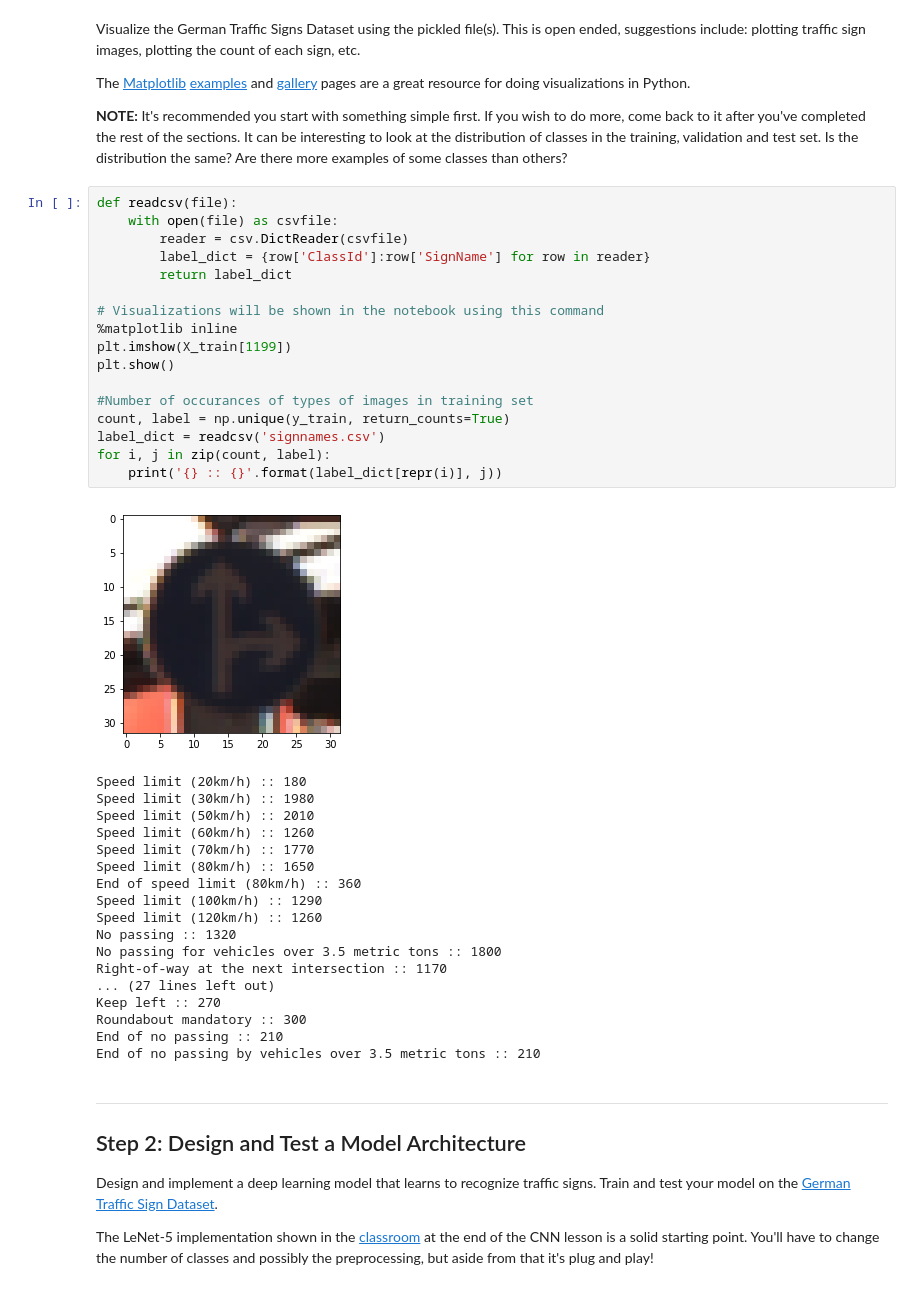
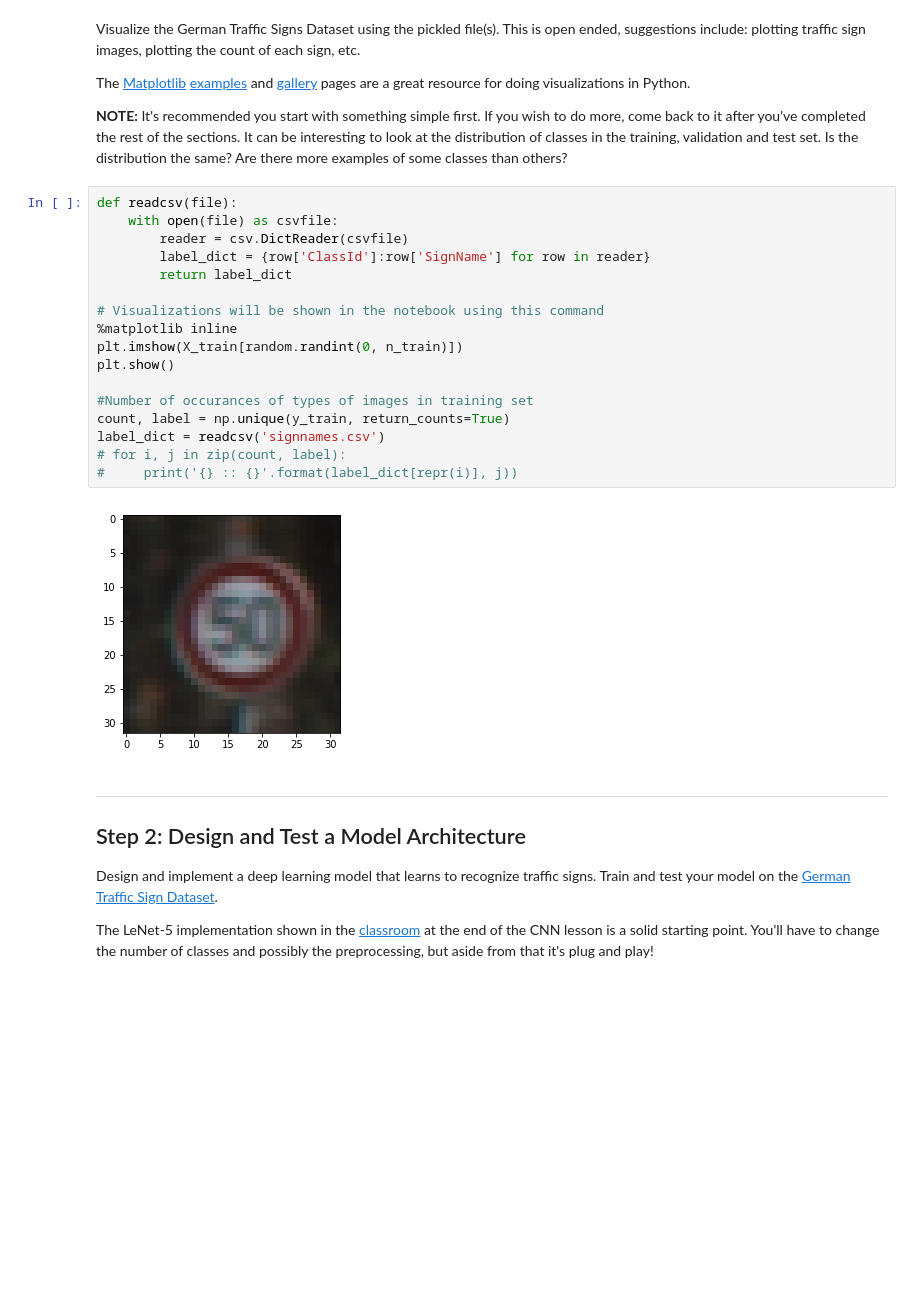
Before and after one commit to mymachinelearnings/CarND-Traffic-Sign-Classifier-Project, a Jupyter notebook: Traffic_Sign_Classifier.ipynb, the cells around one changed output. Cells and saved outputs as stored; diff of their text form; blank space fills up the shorter version.

Commit message:
code complete, training pending

```diff
--- a/Traffic_Sign_Classifier.ipynb
+++ b/Traffic_Sign_Classifier.ipynb
@@ -91,39 +92,22 @@ The [Matplotlib](http://matplotlib.org/) [examples](http://matplotlib.org/exampl
 # %%
 def readcsv(file):
     with open(file) as csvfile:
         reader = csv.DictReader(csvfile)
         label_dict = {row['ClassId']:row['SignName'] for row in reader}
         return label_dict
 
 # Visualizations will be shown in the notebook using this command
 %matplotlib inline
-plt.imshow(X_train[1199])
+plt.imshow(X_train[random.randint(0, n_train)])
 plt.show()
 
 #Number of occurances of types of images in training set
 count, label = np.unique(y_train, return_counts=True)
 label_dict = readcsv('signnames.csv')
-for i, j in zip(count, label):
-    print('{} :: {}'.format(label_dict[repr(i)], j))
+# for i, j in zip(count, label):
+#     print('{} :: {}'.format(label_dict[repr(i)], j))
 # %% [output]
-[figure, old version]
+[figure, new version]
-Speed limit (20km/h) :: 180
-Speed limit (30km/h) :: 1980
-Speed limit (50km/h) :: 2010
-Speed limit (60km/h) :: 1260
-Speed limit (70km/h) :: 1770
-Speed limit (80km/h) :: 1650
-End of speed limit (80km/h) :: 360
-Speed limit (100km/h) :: 1290
-Speed limit (120km/h) :: 1260
-No passing :: 1320
-No passing for vehicles over 3.5 metric tons :: 1800
-Right-of-way at the next intersection :: 1170
-... (27 lines left out)
-Keep left :: 270
-Roundabout mandatory :: 300
-End of no passing :: 210
-End of no passing by vehicles over 3.5 metric tons :: 210
 # %% [markdown]
 ----
 
```
Also changed, not shown: parts of 8 cells of this notebook, 6 other files.
